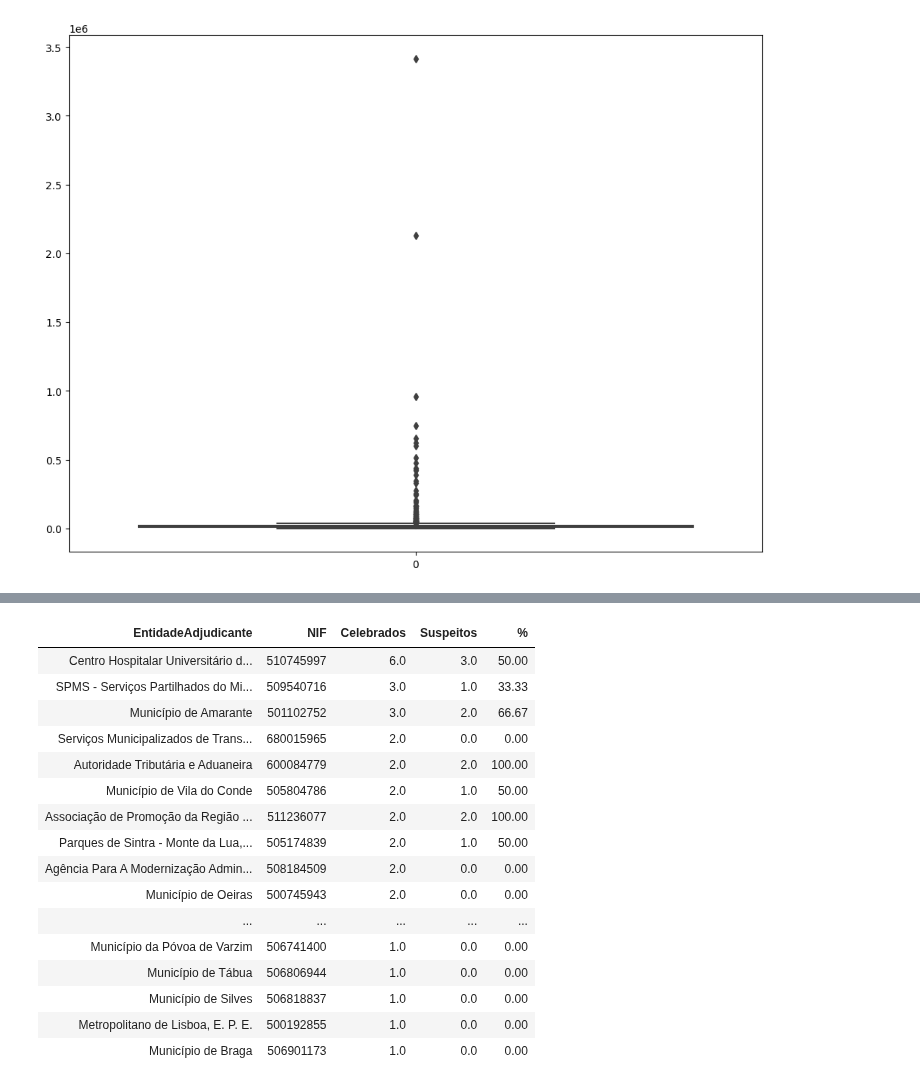
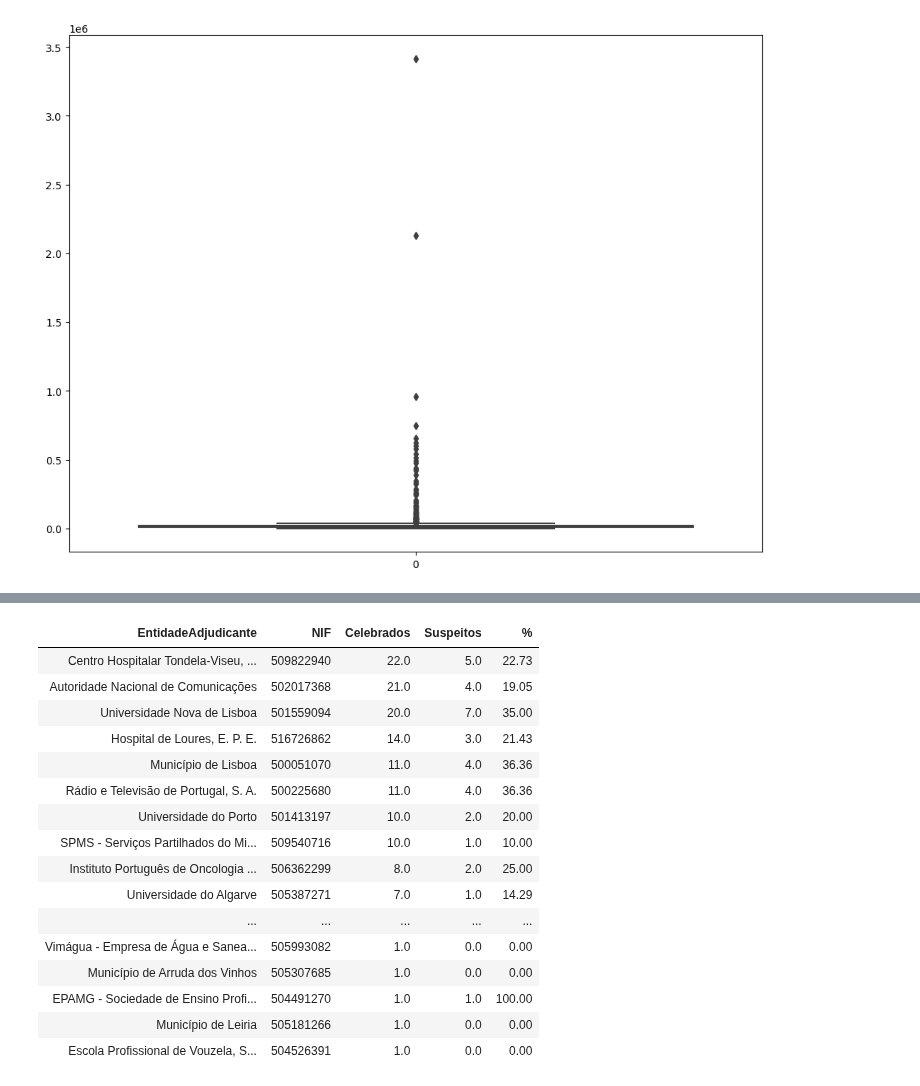
Before and after one commit to francisco-vpereira/ForceraIntership, a Jupyter notebook: forcera/scripts/contratos_v2.ipynb, the cells around one changed output, grey strips where cells are left out. Saved outputs shown, nothing was run; the diff lists cells and outputs as text; code cells hidden in the pictures.

```diff
--- a/forcera/scripts/contratos_v2.ipynb
+++ b/forcera/scripts/contratos_v2.ipynb
@@ -1166,50 +1184,50 @@ def entidadeII(df,nif):
 ents = np.zeros(len(C1.NIF1))
 
 # Lista com os nomes das entidades adjudicantes
 name = list()
 
 # Lista que vai conter o número de ajustes diretos realizados para cada entidade
 cel  = np.zeros(len(C1.NIF1))
 
 
 for i,j in enumerate(C1.NIF1):
 
     # Nome da entidade adjudicante
-    name.append(entidade(ajustesdir, j))
+    name.append(entidadeI(ajustesdir, j))
 
     # ID's dos ajustes diretos celebrados
     x = e_adjudicante(ajustesdir,j)
 
     # Número de ajustes diretos celebrados
     cel[i] = len(x)
 
     for k in x:
         if k in rflag:
             ents[i] += 1
 
 # Percentagem de contratos suspeitos
 perc = np.round(ents/cel*100,2)
 
 newdf = pd.DataFrame({'EntidadeAdjudicante': name, 'NIF':C1.NIF1, 'Celebrados': cel, 'Suspeitos': ents, '%':perc})
 h(newdf)
 # %% [output]
 | EntidadeAdjudicante | NIF | Celebrados | Suspeitos | % |
-| Centro Hospitalar Universitário d... | 510745997 | 6.0 | 3.0 | 50.00 |
-| SPMS - Serviços Partilhados do Mi... | 509540716 | 3.0 | 1.0 | 33.33 |
-| Município de Amarante | 501102752 | 3.0 | 2.0 | 66.67 |
-| Serviços Municipalizados de Trans... | 680015965 | 2.0 | 0.0 | 0.00 |
-| Autoridade Tributária e Aduaneira | 600084779 | 2.0 | 2.0 | 100.00 |
-| Município de Vila do Conde | 505804786 | 2.0 | 1.0 | 50.00 |
-| Associação de Promoção da Região ... | 511236077 | 2.0 | 2.0 | 100.00 |
-| Parques de Sintra - Monte da Lua,... | 505174839 | 2.0 | 1.0 | 50.00 |
-| Agência Para A Modernização Admin... | 508184509 | 2.0 | 0.0 | 0.00 |
-| Município de Oeiras | 500745943 | 2.0 | 0.0 | 0.00 |
+| Centro Hospitalar Tondela-Viseu, ... | 509822940 | 22.0 | 5.0 | 22.73 |
+| Autoridade Nacional de Comunicações | 502017368 | 21.0 | 4.0 | 19.05 |
+| Universidade Nova de Lisboa | 501559094 | 20.0 | 7.0 | 35.00 |
+| Hospital de Loures, E. P. E. | 516726862 | 14.0 | 3.0 | 21.43 |
+| Município de Lisboa | 500051070 | 11.0 | 4.0 | 36.36 |
+| Rádio e Televisão de Portugal, S. A. | 500225680 | 11.0 | 4.0 | 36.36 |
+| Universidade do Porto | 501413197 | 10.0 | 2.0 | 20.00 |
+| SPMS - Serviços Partilhados do Mi... | 509540716 | 10.0 | 1.0 | 10.00 |
+| Instituto Português de Oncologia ... | 506362299 | 8.0 | 2.0 | 25.00 |
+| Universidade do Algarve | 505387271 | 7.0 | 1.0 | 14.29 |
 | ... | ... | ... | ... | ... |
-| Município da Póvoa de Varzim | 506741400 | 1.0 | 0.0 | 0.00 |
-| Município de Tábua | 506806944 | 1.0 | 0.0 | 0.00 |
-| Município de Silves | 506818837 | 1.0 | 0.0 | 0.00 |
-| Metropolitano de Lisboa, E. P. E. | 500192855 | 1.0 | 0.0 | 0.00 |
-| Município de Braga | 506901173 | 1.0 | 0.0 | 0.00 |
+| Vimágua - Empresa de Água e Sanea... | 505993082 | 1.0 | 0.0 | 0.00 |
+| Município de Arruda dos Vinhos | 505307685 | 1.0 | 0.0 | 0.00 |
+| EPAMG - Sociedade de Ensino Profi... | 504491270 | 1.0 | 1.0 | 100.00 |
+| Município de Leiria | 505181266 | 1.0 | 0.0 | 0.00 |
+| Escola Profissional de Vouzela, S... | 504526391 | 1.0 | 0.0 | 0.00 |
 # %%
 # PARA ENTIDADES ADJUDICATÁRIAS
 
```
Also changed, not shown: parts of 27 cells of this notebook.
